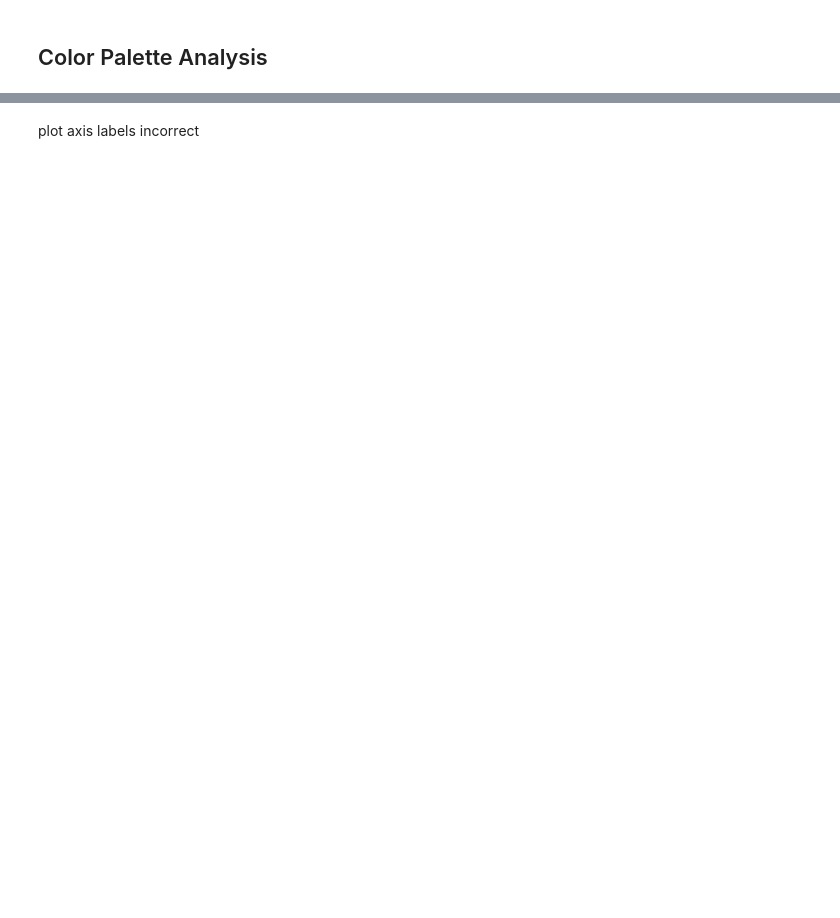
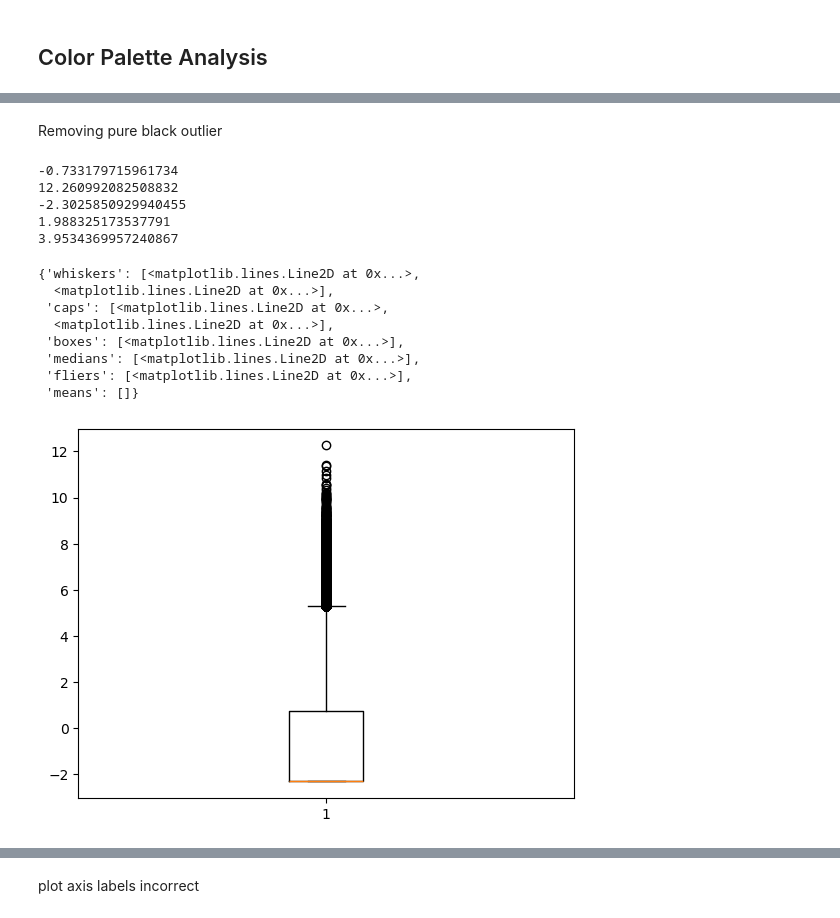
Before and after one commit to CoralCoveCreates/Chem-Game---Jellybean, a Jupyter notebook: Art/Python-Analytics/ColorPaletteAnalysis.ipynb, the cells around one changed output, grey strips where cells are left out. Cells and saved outputs as stored; diff of their text form; code cells hidden in the pictures; blank space fills up the shorter version.

```diff
--- a/Art/Python-Analytics/ColorPaletteAnalysis.ipynb
+++ b/Art/Python-Analytics/ColorPaletteAnalysis.ipynb
@@ -61,0 +63,19 @@ colorCountsFlippedm = np.flipud(colorCountsm)
+# %% [markdown]
+Removing pure black outlier
+# %%
+colorCountsm[0,0,0] =0
+# %%
+colorCountsm = colorCountsm + 0.1
+colorCountsLogm = np.log(copy.deepcopy(colorCountsm))
+# %%
+print(colorCountsLogm.mean())
+print(colorCountsLogm.max())
+print(colorCountsLogm.min())
+print(colorCountsLogm.std())
+print(colorCountsLogm.var())
+# %% [output]
+-0.733179715961734
+12.260992082508832
+-2.3025850929940455
+1.988325173537791
+3.9534369957240867
@@ -61,0 +96,13 @@ colorCountsFlippedm = np.flipud(colorCountsm)
+# %%
+colorCountsFlattened = copy.deepcopy(colorCountsLogm).flatten()
+plt.boxplot(colorCountsFlattened)
+# %% [output]
+{'whiskers': [<matplotlib.lines.Line2D at 0x...>,
+  <matplotlib.lines.Line2D at 0x...>],
+ 'caps': [<matplotlib.lines.Line2D at 0x...>,
+  <matplotlib.lines.Line2D at 0x...>],
+ 'boxes': [<matplotlib.lines.Line2D at 0x...>],
+ 'medians': [<matplotlib.lines.Line2D at 0x...>],
+ 'fliers': [<matplotlib.lines.Line2D at 0x...>],
+ 'means': []}
+[figure, added]
```
Also changed, not shown: parts of 81 cells of this notebook.
